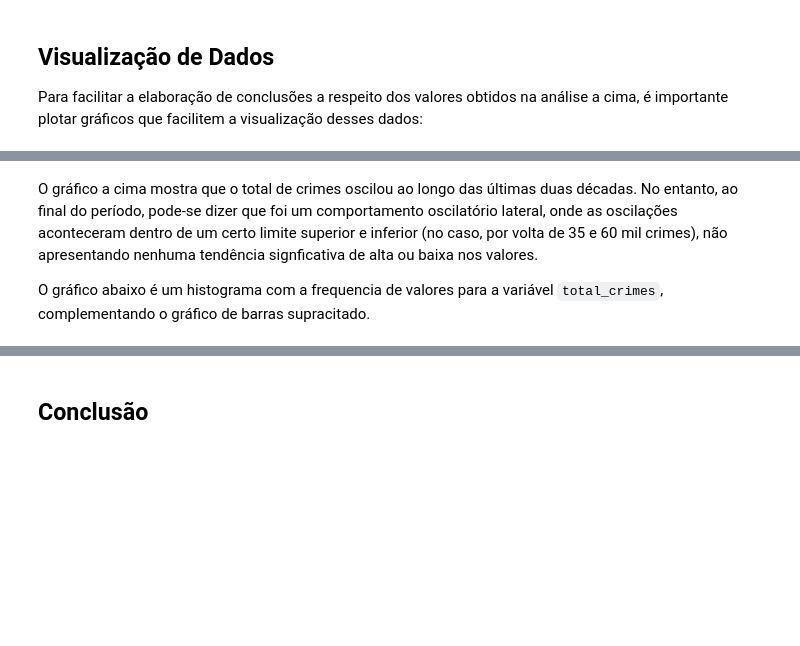
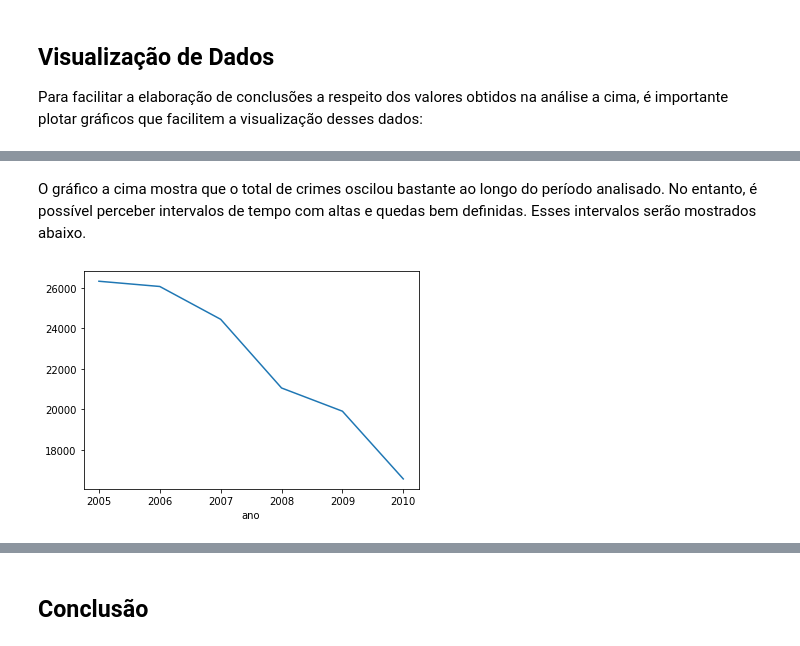
Before and after one commit to gabrielurbanin/analise-crimes-rj, a Jupyter notebook: Analisando_crimes_no_Rio_de_Janeiro.ipynb, the cells around one changed output, grey strips where cells are left out. Cells and saved outputs as stored; diff of their text form; code cells hidden in the pictures; blank space fills up the shorter version.

```diff
--- a/Analisando_crimes_no_Rio_de_Janeiro.ipynb
+++ b/Analisando_crimes_no_Rio_de_Janeiro.ipynb
@@ -365,4 +265,8 @@ df_anual.total_crimes.plot.bar();
-# %% [markdown]
-O gráfico a cima mostra que o total de crimes oscilou ao longo das últimas duas décadas. No entanto, ao final do período, pode-se dizer que foi um comportamento oscilatório lateral, onde as oscilações aconteceram dentro de um certo limite superior e inferior (no caso, por volta de 35 e 60 mil crimes), não apresentando nenhuma tendência signficativa de alta ou baixa nos valores.
-
-O gráfico abaixo é um histograma com a frequencia de valores para a variável `total_crimes`, complementando o gráfico de barras supracitado.
+# %% [markdown]
+O gráfico a cima mostra que o total de crimes oscilou bastante ao longo do período analisado. No entanto, é possível perceber intervalos de tempo com altas e quedas bem definidas. Esses intervalos serão mostrados abaixo.
+# %%
+# Período de baixa no total de crimes por ano
+
+df_anual.loc[2005:2010].recuperacao_veiculos.plot.line();
+# %% [output]
+[figure, added]
```
Also changed, not shown: parts of 50 cells of this notebook.
